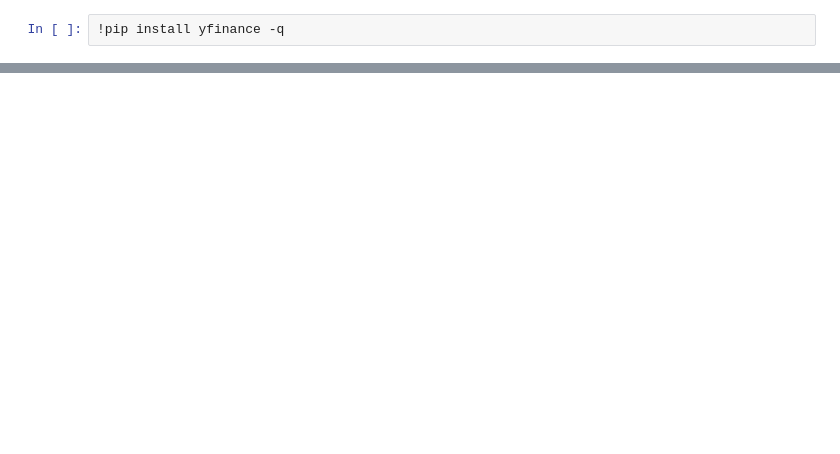
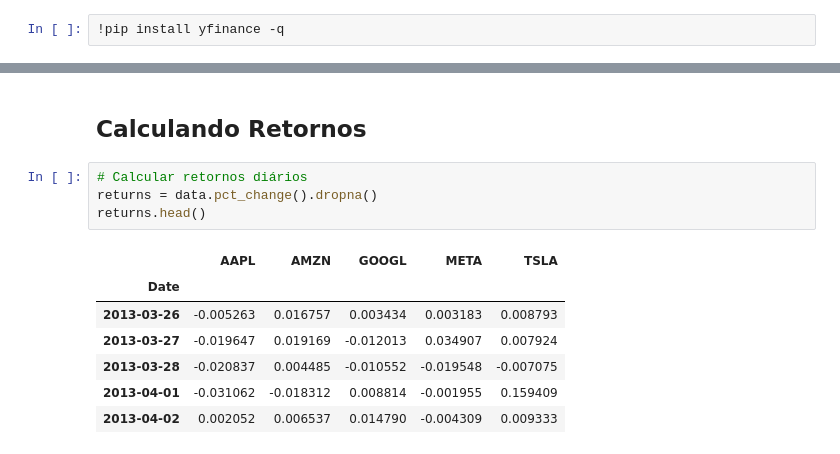
Before and after one commit to jvataidee/PesquisaOperacional, a Jupyter notebook: maxloglihood_portfolio.ipynb, the cells around one changed output, grey strips where cells are left out. Saved outputs shown, nothing was run; the diff lists cells and outputs as text; blank space fills up the shorter version.

```diff
--- a/maxloglihood_portfolio.ipynb
+++ b/maxloglihood_portfolio.ipynb
@@ -81,0 +52,14 @@ O projeto com maior probabilidade de sucesso é: GOOGL
+# %% [markdown]
+## Calculando Retornos
+# %%
+# Calcular retornos diários
+returns = data.pct_change().dropna()
+returns.head()
+# %% [output]
+|  | AAPL | AMZN | GOOGL | META | TSLA |
+| Date |  |  |  |  |  |
+| 2013-03-26 | -0.005263 | 0.016757 | 0.003434 | 0.003183 | 0.008793 |
+| 2013-03-27 | -0.019647 | 0.019169 | -0.012013 | 0.034907 | 0.007924 |
+| 2013-03-28 | -0.020837 | 0.004485 | -0.010552 | -0.019548 | -0.007075 |
+| 2013-04-01 | -0.031062 | -0.018312 | 0.008814 | -0.001955 | 0.159409 |
+| 2013-04-02 | 0.002052 | 0.006537 | 0.014790 | -0.004309 | 0.009333 |
```
Also changed, not shown: parts of 18 cells of this notebook.
